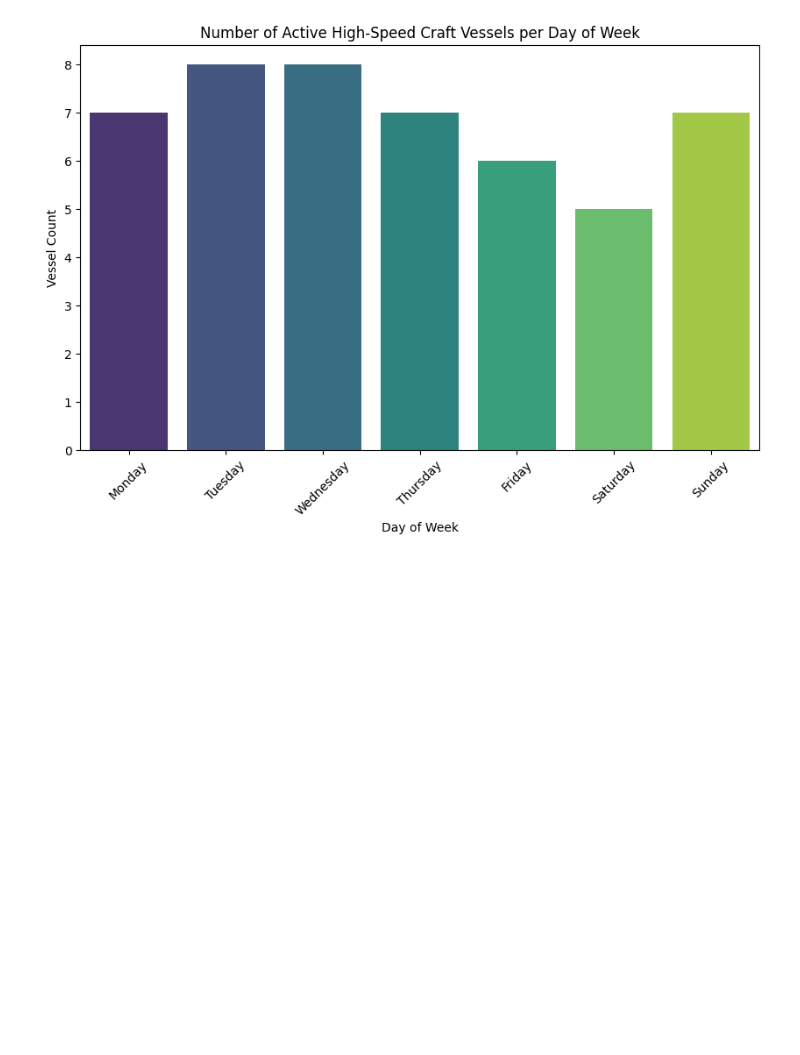
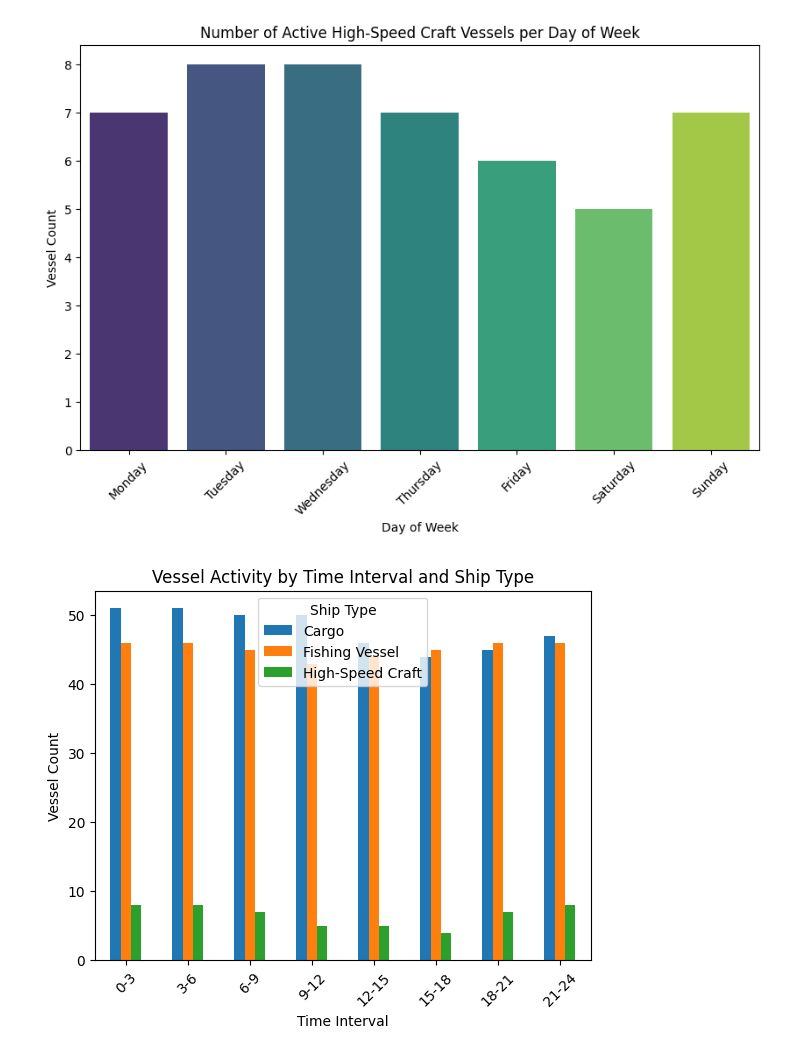
Before and after one commit to bakainusuke/Demo_Capstone, a Jupyter notebook: aaa.ipynb, the cells around one changed output. Cells and saved outputs as stored; diff of their text form; code cells hidden in the pictures; blank space fills up the shorter version.

```diff
--- a/aaa.ipynb
+++ b/aaa.ipynb
@@ -339,3 +339,38 @@ Passing `palette` without assigning `hue` is deprecated and will be removed in v
 
   sns.barplot(x=vessel_counts.index, y=vessel_counts.values, palette='viridis')
 [figure]
+# %%
+# Sample data
+import matplotlib.pyplot as plt
+import pandas as pd
+
+
+
+# Convert timestamp to datetime format
+df['timestamp'] = pd.to_datetime(
+    df['timestamp'], format='%Y-%m-%d %H:%M:%S UTC')
+
+# Extract hour from the timestamp and create a new column 'hour_interval'
+df['hour_interval'] = df['timestamp'].dt.hour // 3 * 3
+df['hour_interval'] = df['hour_interval'].astype(
+    str) + '-' + (df['hour_interval'] + 3).astype(str)
+
+# Create a pivot table for each ship type to aggregate vessel counts by 'hour_interval'
+result_df = df.pivot_table(index='hour_interval', columns='ship_type',
+                           aggfunc='nunique', values='mmsi', fill_value=0)
+result_df.index = pd.CategoricalIndex(result_df.index, categories=[
+                                      '0-3', '3-6', '6-9', '9-12', '12-15', '15-18', '18-21', '21-24'], ordered=True)
+result_df = result_df.sort_index()
+
+# Plot the chart
+result_df.plot(kind='bar')
+
+plt.xlabel('Time Interval')
+plt.ylabel('Vessel Count')
+plt.title('Vessel Activity by Time Interval and Ship Type')
+plt.xticks(rotation=45)
+plt.legend(title='Ship Type')
+
+plt.show()
+# %% [output]
+[figure, added]
```
Also changed, not shown: parts of 3 cells of this notebook, 1 other file.
